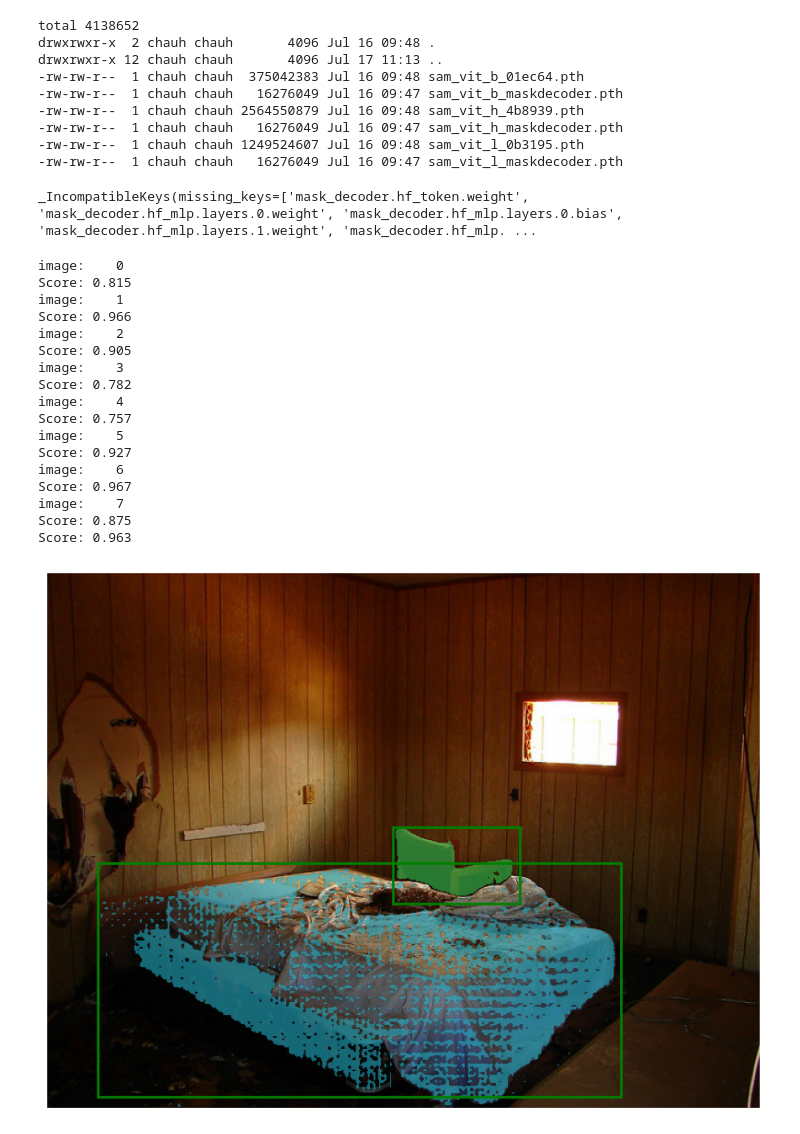
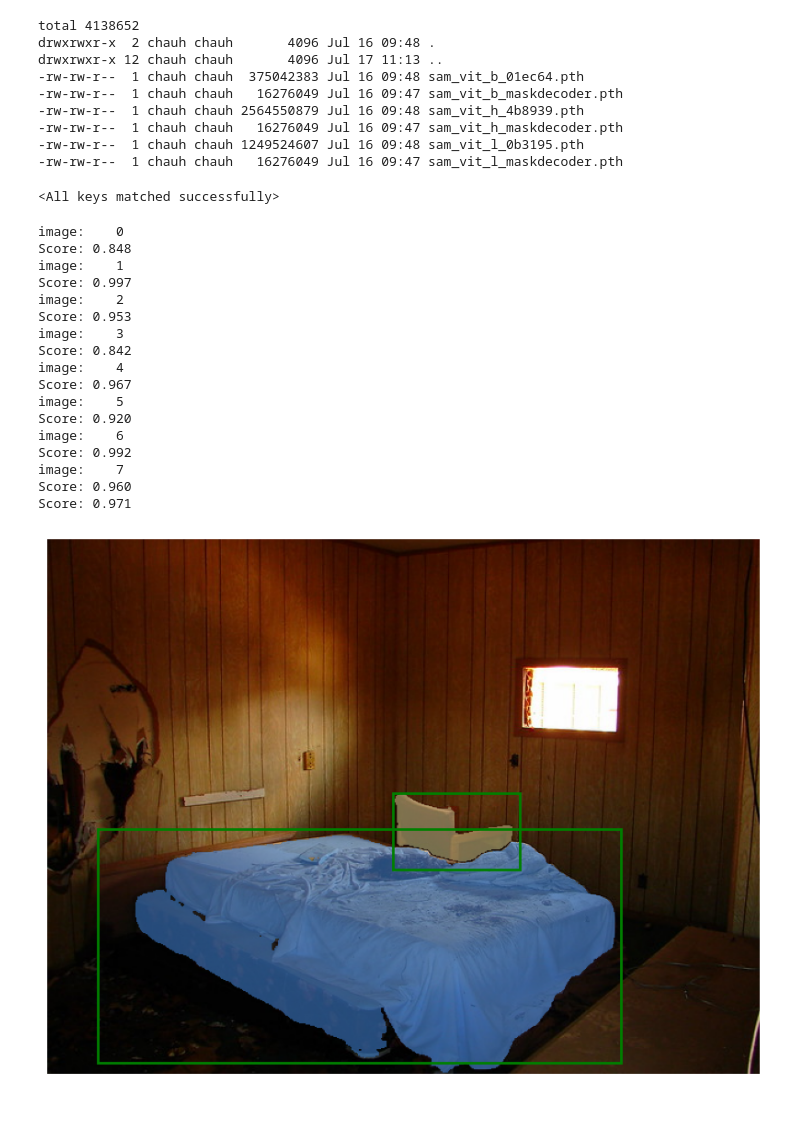
Before and after one commit to hchautran/SAM_Quantization, a Jupyter notebook: quant/notebook.ipynb, the cells around one changed output. Cells and saved outputs as stored; diff of their text form; code cells hidden in the pictures.

```diff
--- a/quant/notebook.ipynb
+++ b/quant/notebook.ipynb
@@ -19,14 +19,15 @@ import cv2
 from segment_anything import sam_model_registry, SamPredictor
 import os
 
-sam_ckt = './pretrained_checkpoint/sam_vit_b_01ec64.pth'
+# sam_ckt = '../pretrained_checkpoint/sam_vit_b_01ec64.pth'
+sam_ckt = '../hq_ckts/sam_hq_vit_b.pth'
 model_type = 'vit_b'
 device = 'cuda'
 sam = sam_model_registry[model_type](checkpoint=sam_ckt)
 sam.to(device=device)
 predictor = SamPredictor(sam)
 # %% [output]
-_IncompatibleKeys(missing_keys=['mask_decoder.hf_token.weight', 'mask_decoder.hf_mlp.layers.0.weight', 'mask_decoder.hf_mlp.layers.0.bias', 'mask_decoder.hf_mlp.layers.1.weight', 'mask_decoder.hf_mlp. ...
+<All keys matched successfully>
 # %%
 def show_mask(mask, ax, random_color=False):
     if random_color:
@@ -89,7 +90,7 @@ for i in range(8):
     # For images contain single object, we suggest to set hq_token_only = True
     # For quantiative evaluation on COCO/YTVOS/DAVIS/UVO/LVIS etc., we set hq_token_only = False
 
-    path = 'sam-hq/demo/input_imgs/example'
+    path = '../sam-hq/demo/input_imgs/example'
     image = cv2.imread(path+str(i)+'.png')
     image = cv2.cvtColor(image, cv2.COLOR_BGR2RGB)
     predictor.set_image(image)
@@ -135,40 +136,40 @@ for i in range(8):
         masks, scores, logits = predictor.predict(
             point_coords=input_point,
             point_labels=input_label,
             box = input_box,
             multimask_output=False,
             hq_token_only=hq_token_only,
         )
         show_res(masks,scores,input_point, input_label, input_box, result_path + 'example'+str(i), image)
 
     else:
         masks, scores, logits = predictor.predict_torch(
             point_coords=input_point,
             point_labels=input_label,
             boxes=transformed_box,
             multimask_output=False,
             hq_token_only=hq_token_only,
         )
         masks = masks.squeeze(1).cpu().numpy()
         scores = scores.squeeze(1).cpu().numpy()
         input_box = input_box.cpu().numpy()
         show_res_multi(masks, scores, input_point, input_label, input_box, result_path + 'example'+str(i), image)
 # %% [output]
 image:    0
-Score: 0.815
+Score: 0.848
 image:    1
-Score: 0.966
+Score: 0.997
 image:    2
-Score: 0.905
+Score: 0.953
 image:    3
-Score: 0.782
+Score: 0.842
 image:    4
-Score: 0.757
+Score: 0.967
 image:    5
-Score: 0.927
+Score: 0.920
 image:    6
-Score: 0.967
+Score: 0.992
 image:    7
-Score: 0.875
-Score: 0.963
+Score: 0.960
+Score: 0.971
-[figure, old version]
+[figure, new version]
```
Also changed, not shown: 48 other files.
